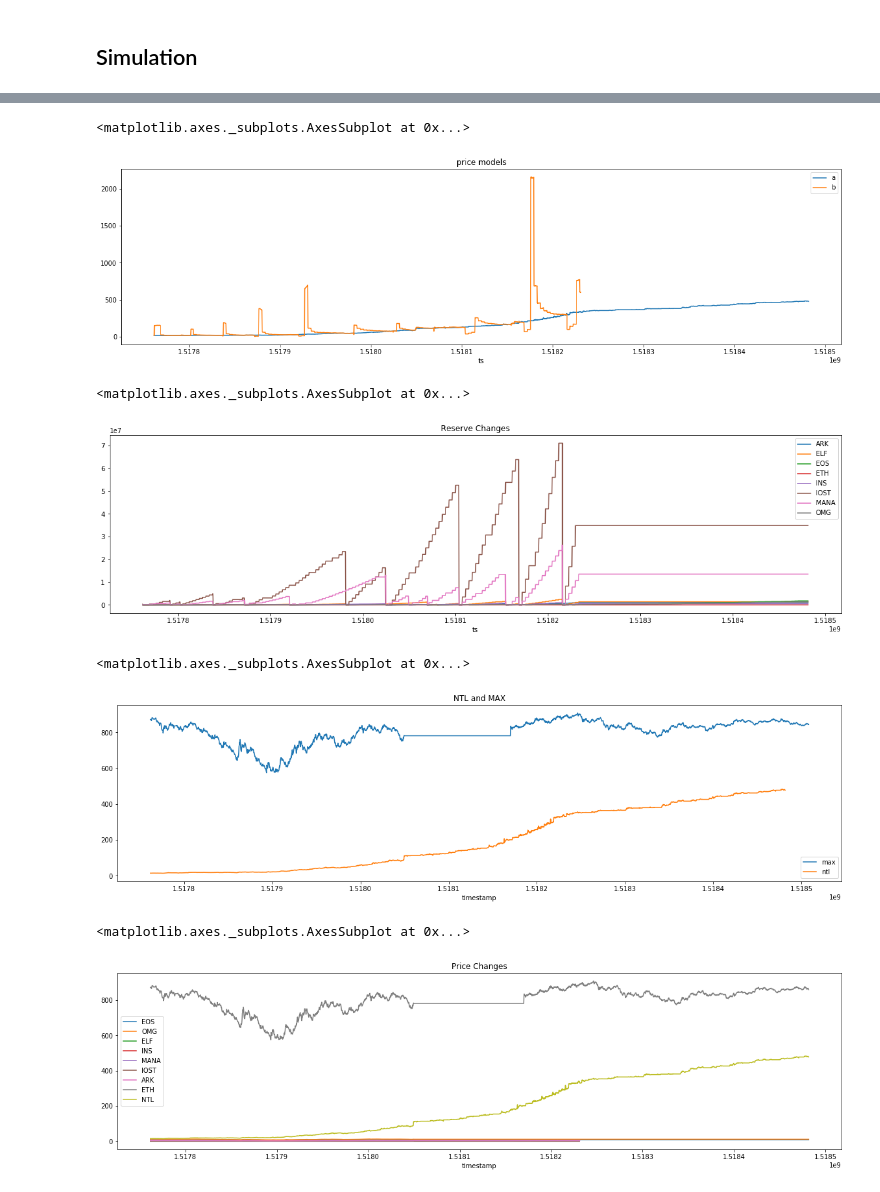
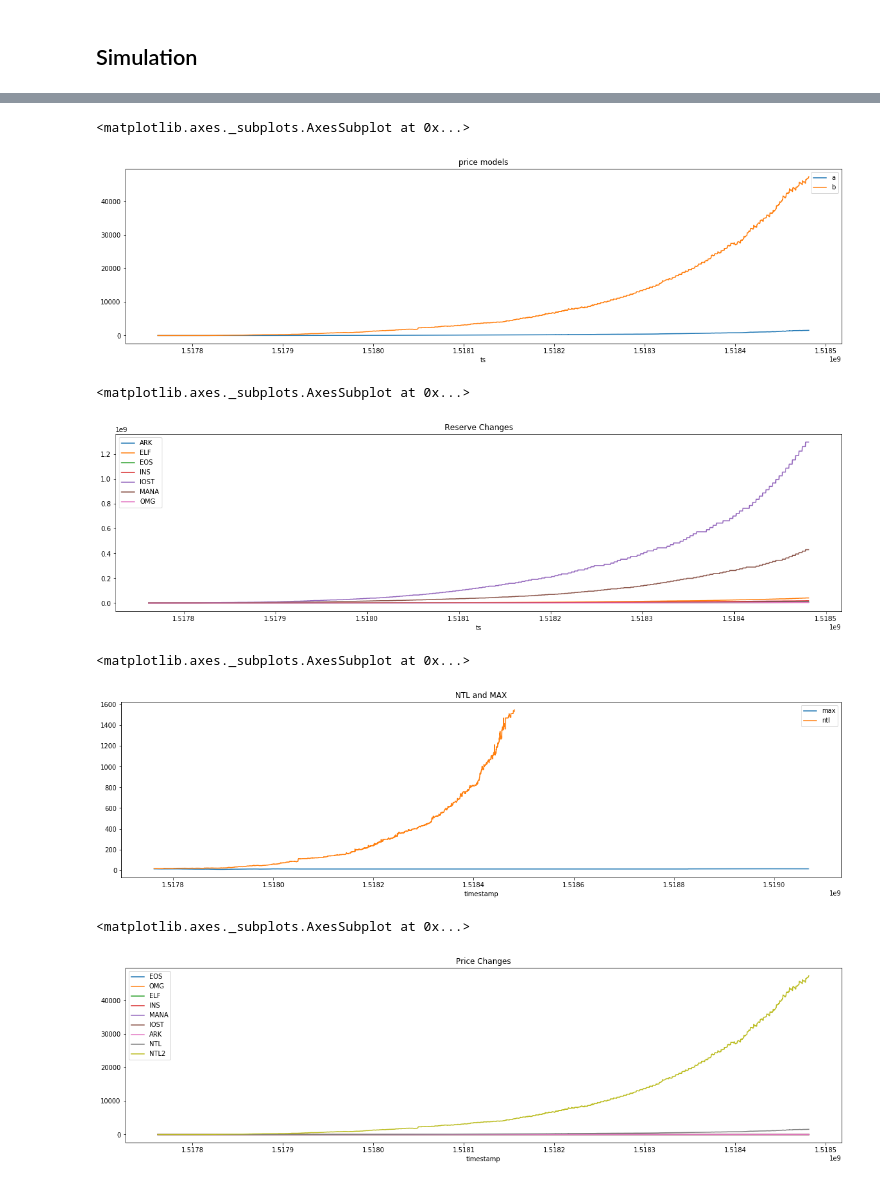
Before and after one commit to winkidney/ntl_sim, a Jupyter notebook: Visualization.ipynb, the cells around one changed output, grey strips where cells are left out. Saved outputs shown, nothing was run; the diff lists cells and outputs as text; code cells hidden in the pictures.

```diff
--- a/Visualization.ipynb
+++ b/Visualization.ipynb
@@ -9,8 +12,11 @@ import pandas as pd
 # %% [markdown]
 ## Prepare market Data
 # %%
-target = ['EOS', 'OMG', 'ELF', 'INS', 'MANA', 'IOST', 'ARK', 'ETH']
+target = ['EOS', 'OMG', 'ELF', 'INS', 'MANA', 'IOST', 'ARK']
 market_prices = get_batch_price(target)
 m = market_prices
-m.head()
+m.dropna(how='any')[2000:]
+get_price('OMG')[2000:]
+
+pd.to_datetime(m['timestamp'], unit='s')
 # %% [output]
@@ -97,12 +155,12 @@ pd.DataFrame(
 ).plot(x='ts', figsize=(20, 5), title="price models")
 # %% [output]
 <matplotlib.axes._subplots.AxesSubplot at 0x...>
-[figure, old version]
+[figure, new version]
 # %%
 res.drop(columns=['price', 'price2']).plot(title='Reserve Changes', x='ts', figsize=(20, 5))
 # %% [output]
 <matplotlib.axes._subplots.AxesSubplot at 0x...>
-[figure, old version]
+[figure, new version]
 # %%
 pd.DataFrame({
     'max': m.drop(columns=['timestamp']).T.max(),
@@ -111,14 +169,14 @@ pd.DataFrame({
 }).plot(x='timestamp', title="NTL and MAX", figsize=(20, 5))
 # %% [output]
 <matplotlib.axes._subplots.AxesSubplot at 0x...>
-[figure, old version]
+[figure, new version]
 # %%
 pd.merge(m,
-         pd.DataFrame(dict(NTL=res['price'], timestamp=res['ts'])),
+         pd.DataFrame(dict(NTL=res['price'], NTL2=res['price2'], timestamp=res['ts'])),
          on='timestamp').plot(x='timestamp', title="Price Changes", figsize=(20, 5))
 # %% [output]
 <matplotlib.axes._subplots.AxesSubplot at 0x...>
-[figure, old version]
+[figure, new version]
 # %%
 m.plot(y='MANA', x='timestamp', figsize=(20, 5))
 # %% [output]
```
Also changed, not shown: parts of 15 cells of this notebook, 2 other files.
